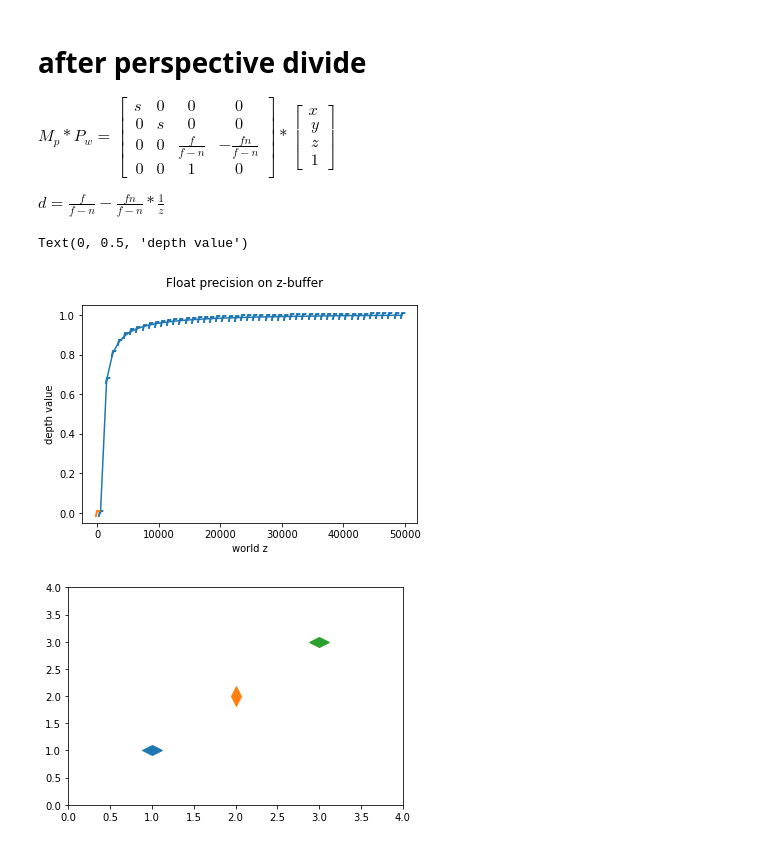
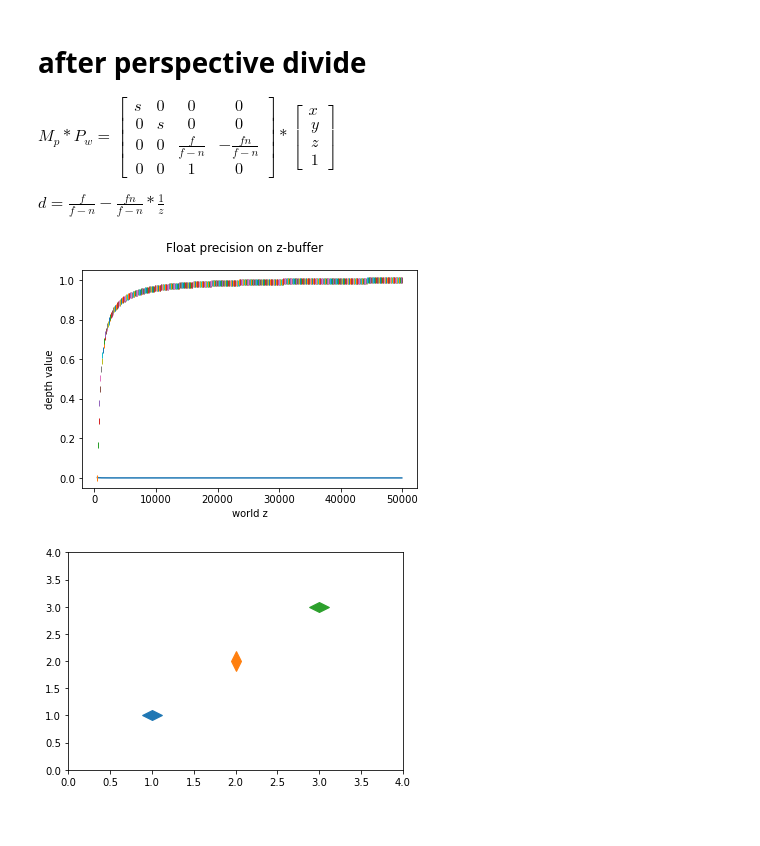
Before and after one commit to YaoTouGe/blog, a Jupyter notebook: python_notebooks/reverse_z.ipynb, the cells around one changed output. Drawn from its saved outputs; the diff is of its cells as text; code cells hidden in the pictures.

```diff
--- a/python_notebooks/reverse_z.ipynb
+++ b/python_notebooks/reverse_z.ipynb
@@ -83,31 +83,39 @@ $d=\frac{f}{f-n}-\frac{fn}{f-n}*\frac{1}{z}$
 # %%
 import matplotlib.pyplot as plt
 import matplotlib.path as mpath
 import numpy as np
+import math
 
 def projZ(n, f, z):
     return f/(f-n) - f*n/(f-n)/z
-
+def slopeProjZ(n, f, z):
+    return f*n/(f-n)/z/z
 star = mpath.Path.unit_regular_star(6)
 circle = mpath.Path.unit_circle()
 # concatenate the circle with an internal cutout of the star
 verts = np.concatenate([circle.vertices, star.vertices[::-1, ...]])
 codes = np.concatenate([circle.codes, star.codes])
 cut_star = mpath.Path(verts, codes)
 
 # plt.plot(np.arange(10)**2, '-r')
-x = np.arange(500, 50000, step = 1000)
-y = [projZ(500, 50000, y) for y in x]
+x = np.arange(500, 50000, step = 100)
+y = [projZ(500, 50000, v) for v in x]
+slope = [slopeProjZ(500, 50000, v) for v in x]
 
 fig0, axs0 = plt.subplots(1, 1)
 fig0.suptitle('Float precision on z-buffer')
 
-axs0.plot(x, y, 0, marker="$r$")
+axs0.plot(x, slope)
+
+for xval, yval,s in zip(x, y, slope):
+    angle = math.degrees(math.atan(s))
+    axs0.plot(xval, yval, linestyle="none", marker=(2, 0, angle))
 axs0.set_xlabel('world z')
 axs0.set_ylabel('depth value')
+
+plt.show()
 # %% [output]
-Text(0, 0.5, 'depth value')
-[figure, old version]
+[figure, new version]
 # %%
 import matplotlib.pyplot as plt
 
```
